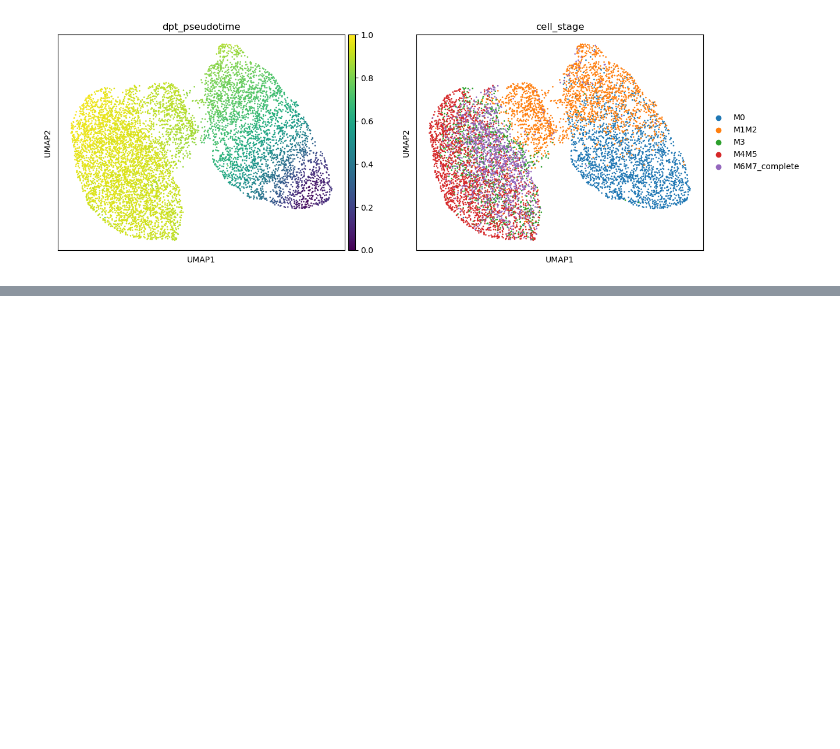
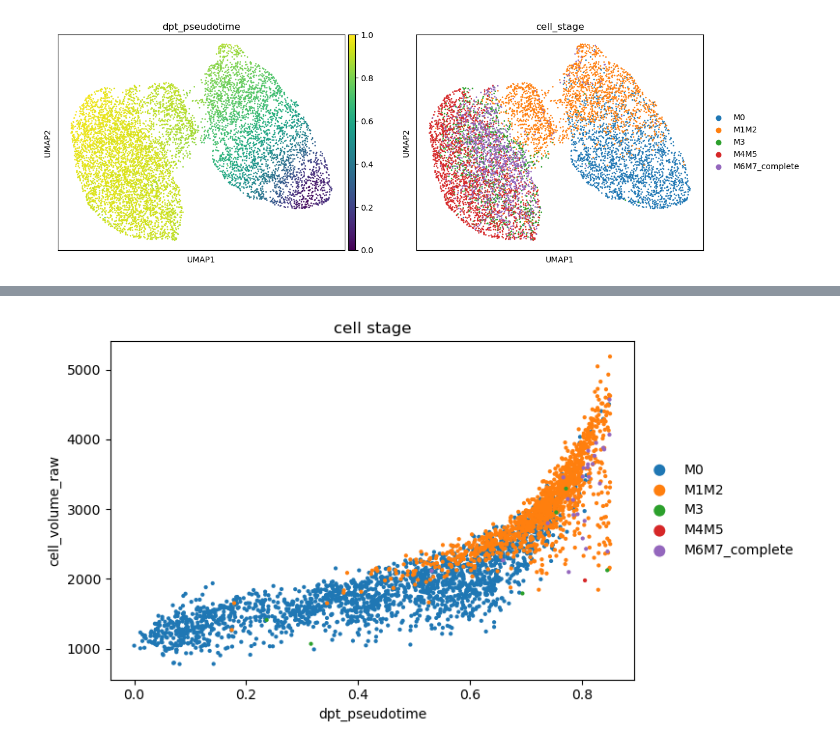
Before and after one commit to cwinsnes/cytodata-hackathon-base, a Jupyter notebook: pseudotime/pseudotime_analysis.ipynb, the cells around one changed output, grey strips where cells are left out. Cells and saved outputs as stored; diff of their text form; code cells hidden in the pictures; blank space fills up the shorter version.

```diff
--- a/pseudotime/pseudotime_analysis.ipynb
+++ b/pseudotime/pseudotime_analysis.ipynb
@@ -173,0 +181,10 @@ sc.pl.umap(obj, color=['dpt_pseudotime', 'cell_stage'])
+# %%
+# Add volumes
+obj.obs['cell_volume_raw'] = data_sub['cell_volume'].values
+
+# Examine only dpt from 0 to 0.85
+obj_early = obj[obj.obs['dpt_pseudotime'] < 0.85]
+
+sc.pl.scatter(obj_early, x='dpt_pseudotime', y='cell_volume_raw', color='cell_stage')
+# %% [output]
+[figure, added]
```
Also changed, not shown: parts of 12 cells of this notebook.
